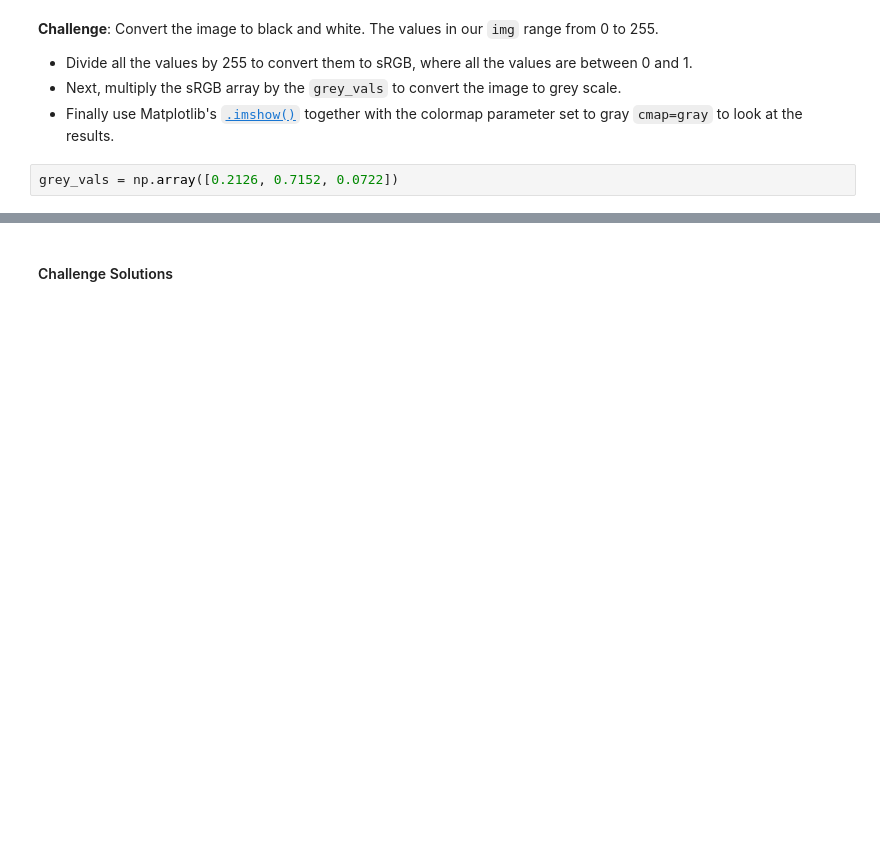
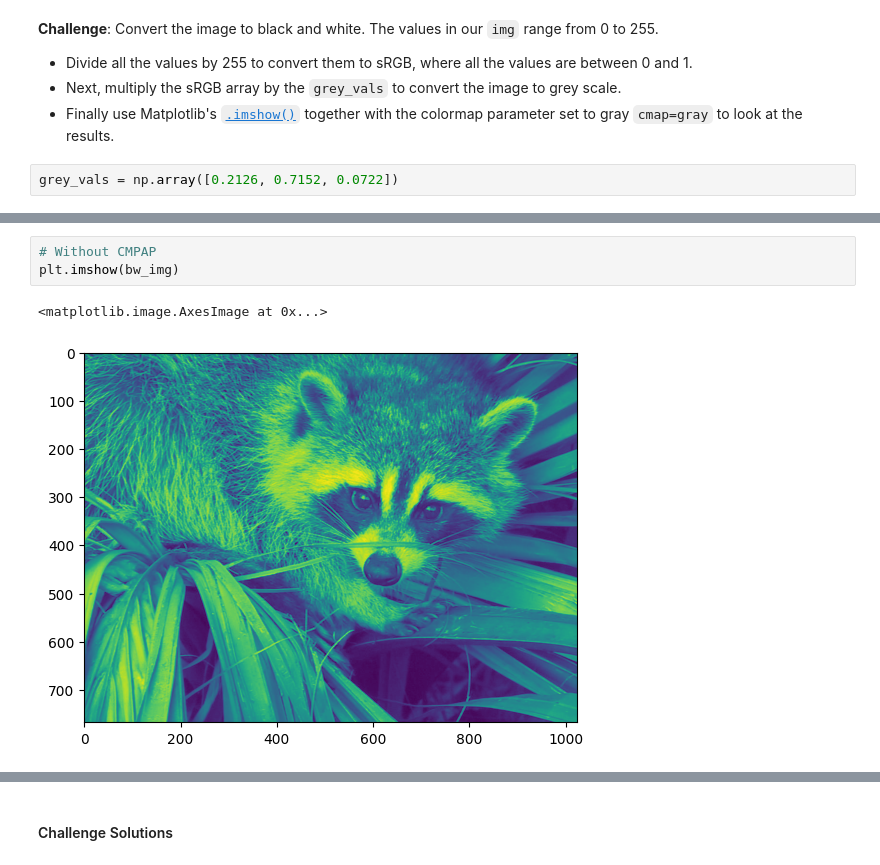
Before and after one commit to shahiddhariwala/numpy_basics, a Jupyter notebook: Computation_with_NumPy_and_N_Dimensional_Arrays.ipynb, the cells around one changed output, grey strips where cells are left out. Saved outputs shown, nothing was run; the diff lists cells and outputs as text; blank space fills up the shorter version.

```diff
--- a/Computation_with_NumPy_and_N_Dimensional_Arrays.ipynb
+++ b/Computation_with_NumPy_and_N_Dimensional_Arrays.ipynb
@@ -406,3 +475,9 @@ grey_vals = np.array([0.2126, 0.7152, 0.0722])
+# %%
+# Without CMPAP
+plt.imshow(bw_img)
+# %% [output]
+<matplotlib.image.AxesImage at 0x...>
+[figure, added]
 # %% [markdown]
 **Challenge**: Can you manipulate the images by doing some operations on the underlying ndarrays? See if you can change the values in the ndarray so that:
 
```
Also changed, not shown: parts of 8 cells of this notebook.
